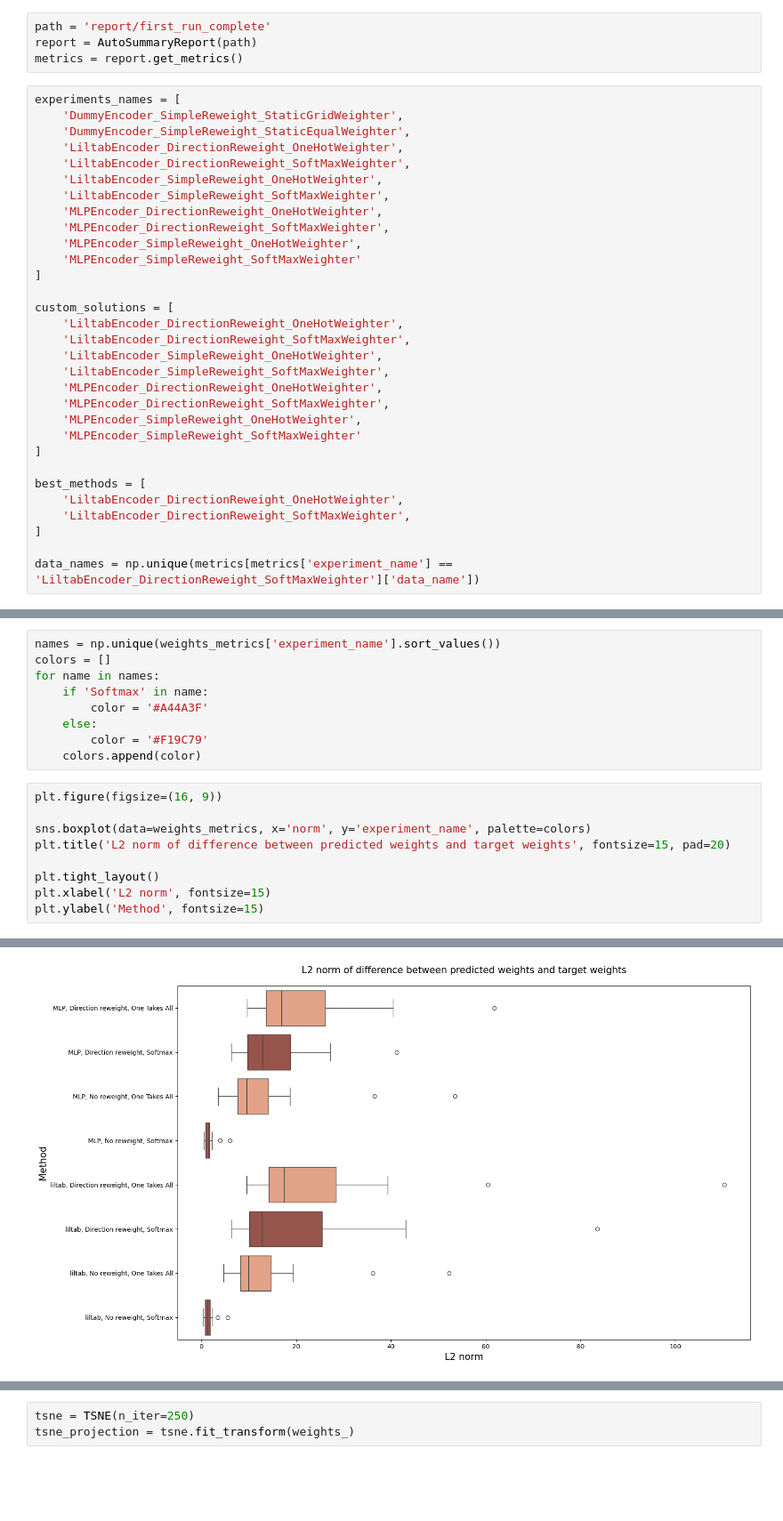
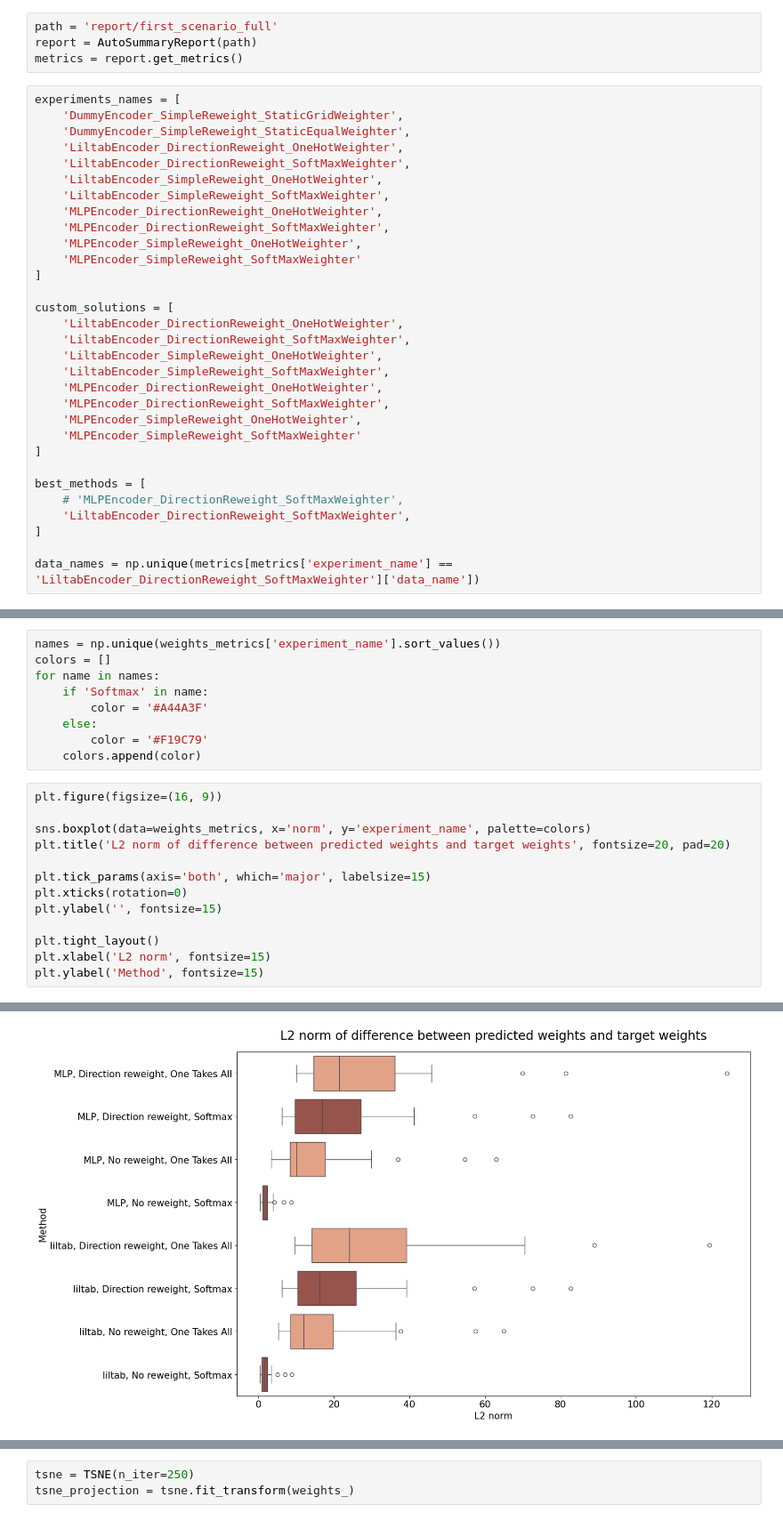
Before and after one commit to DawidPludowski/adaptivee, a Jupyter notebook: explore/results_insight.ipynb, the cells around one changed output, grey strips where cells are left out. Shown at 89% size. Cells and saved outputs as stored; diff of their text form; blank space fills up the shorter version.

```diff
--- a/explore/results_insight.ipynb
+++ b/explore/results_insight.ipynb
@@ -33,7 +33,7 @@ def change_exp_name(exp_name, mapping=exp_name_map):
 
     return exp_name
 # %%
-path = 'report/first_run_complete'
+path = 'report/first_scenario_full'
 report = AutoSummaryReport(path)
 metrics = report.get_metrics()
 # %%
@@ -62,7 +62,7 @@ custom_solutions = [
 ]
 
 best_methods = [
-    'LiltabEncoder_DirectionReweight_OneHotWeighter',
+    # 'MLPEncoder_DirectionReweight_SoftMaxWeighter',
     'LiltabEncoder_DirectionReweight_SoftMaxWeighter',
 ]
 
@@ -234,7 +279,11 @@ for name in names:
 plt.figure(figsize=(16, 9))
 
 sns.boxplot(data=weights_metrics, x='norm', y='experiment_name', palette=colors)
-plt.title('L2 norm of difference between predicted weights and target weights', fontsize=15, pad=20)
+plt.title('L2 norm of difference between predicted weights and target weights', fontsize=20, pad=20)
+
+plt.tick_params(axis='both', which='major', labelsize=15)
+plt.xticks(rotation=0)
+plt.ylabel('', fontsize=15)
 
 plt.tight_layout()
 plt.xlabel('L2 norm', fontsize=15)
@@ -247,4 +296,4 @@ Text(-87.77777777777779, 0.5, 'Method')
-[figure, old version]
+[figure, new version]
 # %%
 sns.boxplot(data=weights_metrics, x='std', y='experiment_name', palette=colors)
 plt.title('Diversity of chosen weights, measured with STD')
```
Also changed, not shown: parts of 15 cells of this notebook, 13 other files.
